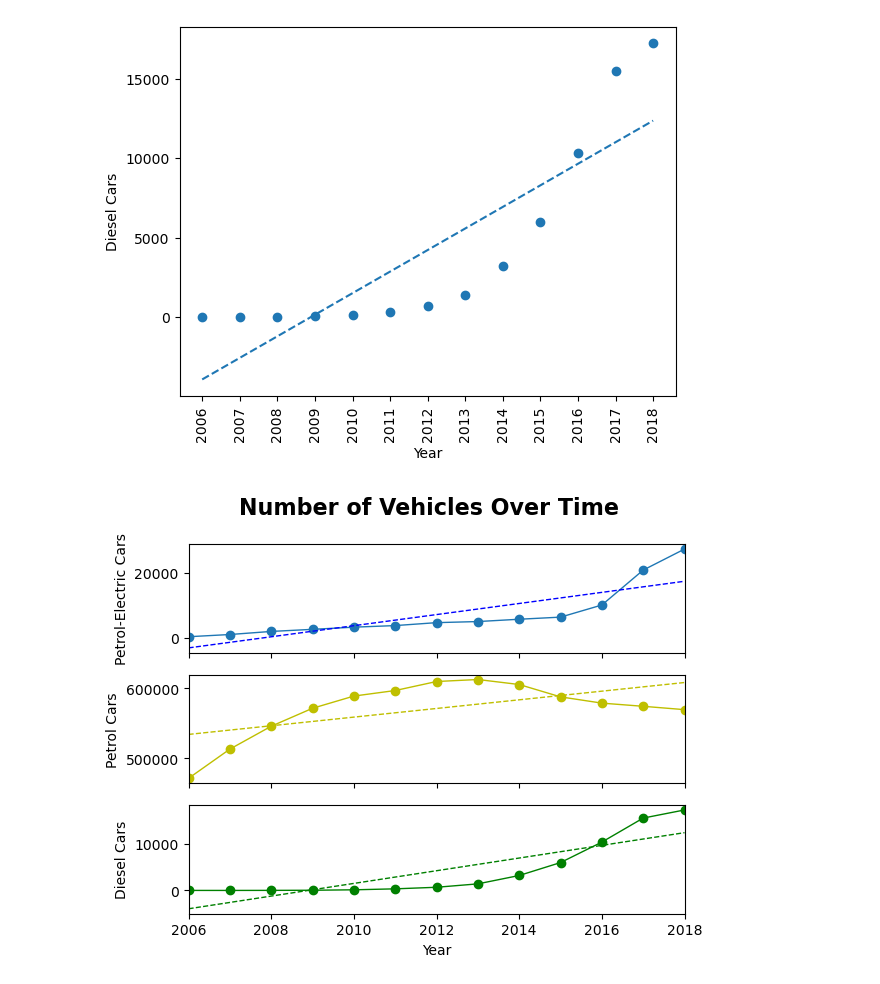
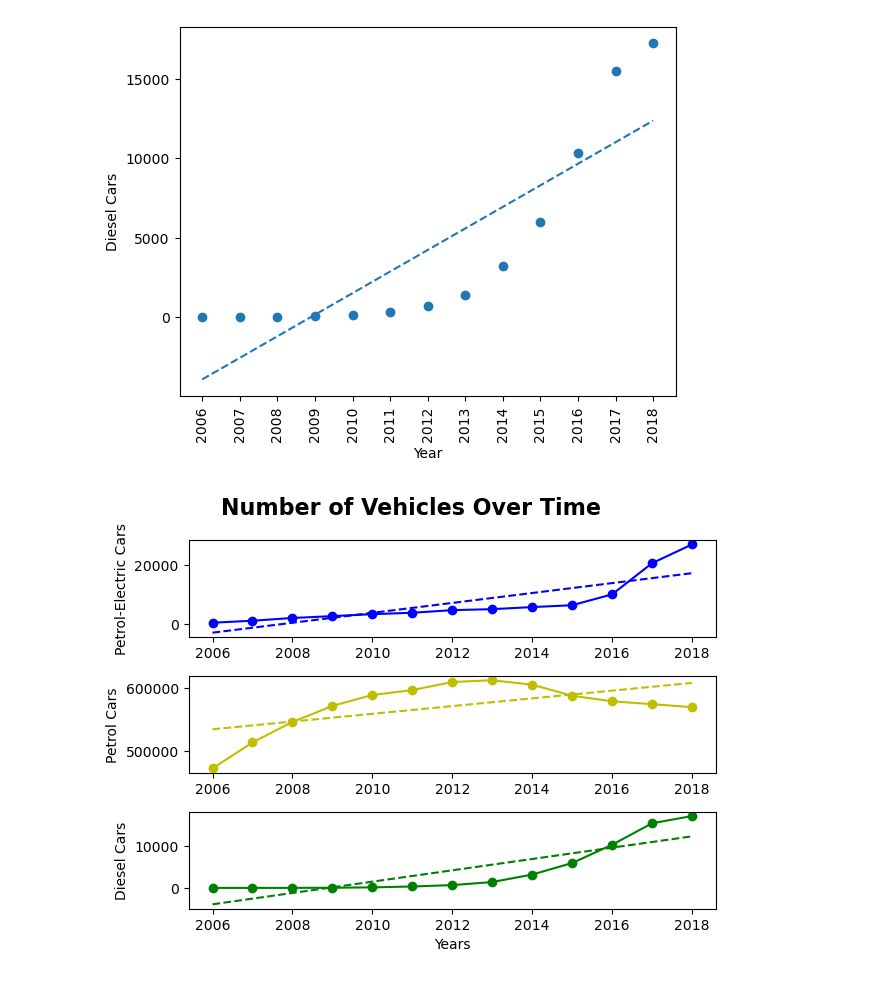
Before and after one commit to johbry17/Data-Analytics-Bootcamp-Exercises, a Jupyter notebook: 5 matplotlib/5.3.9-Stu_Fits_and_Regression/Unsolved/vehicles.ipynb, the cells around one changed output. Saved outputs shown, nothing was run; the diff lists cells and outputs as text; code cells hidden in the pictures.

```diff
--- a/5 matplotlib/5.3.9-Stu_Fits_and_Regression/Unsolved/vehicles.ipynb
+++ b/5 matplotlib/5.3.9-Stu_Fits_and_Regression/Unsolved/vehicles.ipynb
@@ -49,11 +49,11 @@ plt.show()
 # %%
 # Repeat plotting scatter and linear model for year versus petrol cars
 year = vehicle_data.loc[(vehicle_data['type'] == 'Cars') & (vehicle_data['engine'] == 'Petrol'), 'year']
-number = vehicle_data.loc[(vehicle_data['type'] == 'Cars') & (vehicle_data['engine'] == 'Petrol'), 'number']
-plt.scatter(year, number)
-lin_reg = stats.linregress(year, number)
-line = lin_reg[0] * year + lin_reg[1]
-plt.plot(year, line, "--")
+pet = vehicle_data.loc[(vehicle_data['type'] == 'Cars') & (vehicle_data['engine'] == 'Petrol'), 'number']
+plt.scatter(year, pet)
+lin_reg = stats.linregress(year, pet)
+line_p = lin_reg[0] * year + lin_reg[1]
+plt.plot(year, line_p, "--")
 plt.xticks(year, rotation='vertical')
 plt.xlabel('Year')
 plt.ylabel('Petrol Cars')
@@ -63,11 +63,11 @@ plt.show()
 # %%
 # Repeat plotting scatter and linear model for year versus diesel cars
 year = vehicle_data.loc[(vehicle_data['type'] == 'Cars') & (vehicle_data['engine'] == 'Diesel'), 'year']
-number = vehicle_data.loc[(vehicle_data['type'] == 'Cars') & (vehicle_data['engine'] == 'Diesel'), 'number']
-plt.scatter(year, number)
-lin_reg = stats.linregress(year, number)
-line = lin_reg[0] * year + lin_reg[1]
-plt.plot(year, line, "--")
+diesel = vehicle_data.loc[(vehicle_data['type'] == 'Cars') & (vehicle_data['engine'] == 'Diesel'), 'number']
+plt.scatter(year, diesel)
+lin_reg = stats.linregress(year, diesel)
+line_d = lin_reg[0] * year + lin_reg[1]
+plt.plot(year, line_d, "--")
 plt.xticks(year, rotation='vertical')
 plt.xlabel('Year')
 plt.ylabel('Diesel Cars')
@@ -76,23 +76,23 @@ plt.show()
 [figure]
 # %%
 # Generate a facet plot of all 3 figures
-fig, (ax1, ax2, ax3) = plt.subplots(3, sharex=True)
-fig.suptitle("Number of Vehicles Over Time", fontsize=16, fontweight="bold")
+fig, (ax1, ax2, ax3) = plt.subplots(3)
+fig.suptitle("Number of Vehicles Over Time", fontweight='bold', fontsize=16)
 
-ax1.set_xlim(min(year), max(year))
-ax1.plot(year, petrol_electric_cars, linewidth=1, marker="o")
-ax1.plot(year, pe_fit, "b--", linewidth=1)
-ax1.set_ylabel("Petrol-Electric Cars")
+ax1.plot(year, pet_elec, marker='o', color='b')
+ax1.plot(year, line_p_e, 'b--')
+ax1.set_ylabel('Petrol-Electric Cars')
 
-ax2.plot(year, petrol_cars, linewidth=1, marker="o", color="y")
-ax2.plot(year, p_fit, "y--", linewidth=1)
+ax2.plot(year, pet, marker='o', color='y')
+ax2.plot(year, line_p, 'y--')
 ax2.set_ylabel("Petrol Cars")
 
-ax3.plot(year, diesel_cars, linewidth=1, marker="o", color="g")
-ax3.plot(year, d_fit, "g--", linewidth=1)
-ax3.set_ylabel("Diesel Cars")
-ax3.set_xlabel("Year")
+ax3.plot(year, diesel, marker='o', color='g')
+ax3.plot(year, line_d, 'g--')
+ax3.set_ylabel('Diesel Cars')
+ax3.set_xlabel('Years')
 
+plt.tight_layout()
 plt.show()
 # %% [output]
-[figure, old version]
+[figure, new version]
```
Also changed, not shown: parts of 4 cells of this notebook, 2 other files.
